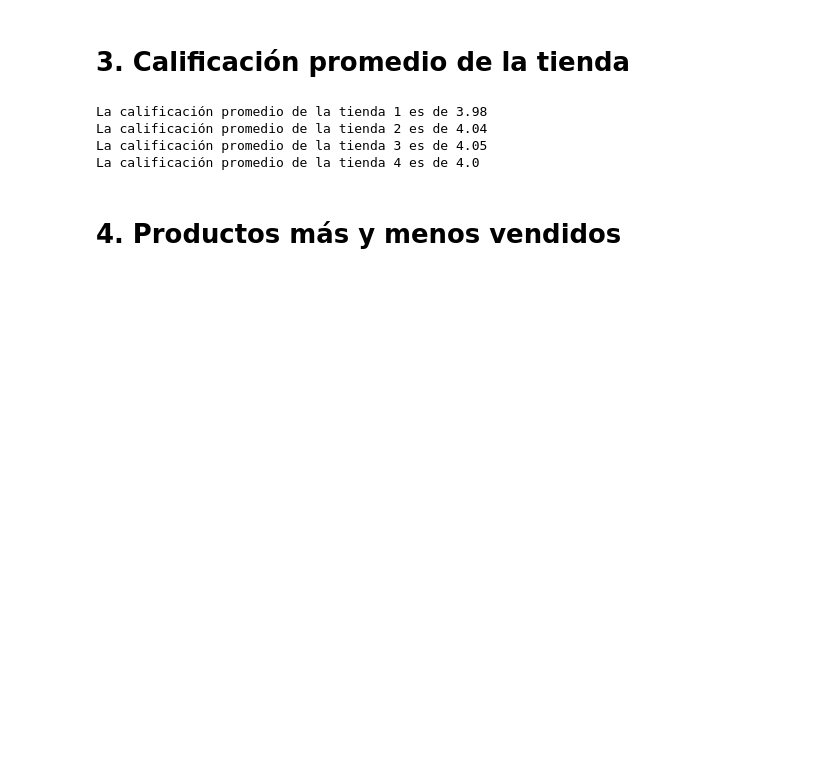
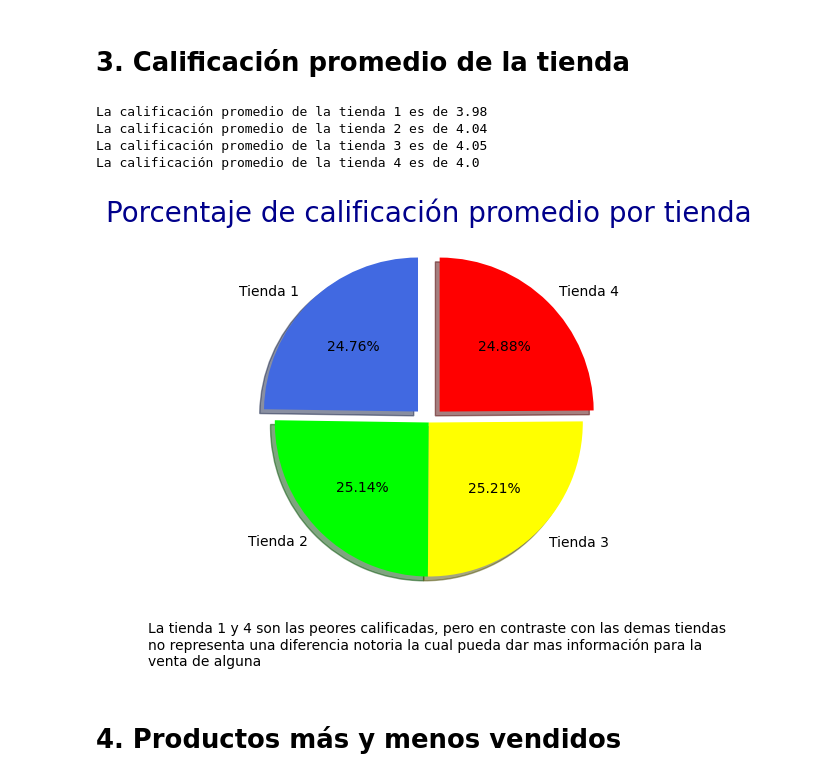
Before and after one commit to GarciaDAndy/Challenge_Alura, a Jupyter notebook: AluraStoreLatam.ipynb, the cells around one changed output. Cells and saved outputs as stored; diff of their text form; code cells hidden in the pictures; blank space fills up the shorter version.

```diff
--- a/AluraStoreLatam.ipynb
+++ b/AluraStoreLatam.ipynb
@@ -125,6 +149,24 @@ La calificación promedio de la tienda 1 es de 3.98
 La calificación promedio de la tienda 2 es de 4.04
 La calificación promedio de la tienda 3 es de 4.05
 La calificación promedio de la tienda 4 es de 4.0
+# %%
+plt.figure(figsize=(5, 5))
+explode2= (0.1, 0, 0, 0.1)
+valores_calificacion = [calificacion_promedio1, calificacion_promedio2, calificacion_promedio3, calificacion_promedio4]
+plt.pie(
+    valores_calificacion,
+    labels=nombres,
+    autopct='%1.2f%%',
+    colors=colores,
+    shadow=True,
+    explode=explode2,
+    startangle=90
+)
+plt.title('Porcentaje de calificación promedio por tienda', fontsize=20, color='darkblue')
+plt.figtext(x=-0.05,y=0.01,s='La tienda 1 y 4 son las peores calificadas, pero en contraste con las demas tiendas \nno representa una diferencia notoria la cual pueda dar mas información para la \nventa de alguna')
+plt.show()
+# %% [output]
+[figure, added]
 # %% [markdown]
 # 4. Productos más y menos vendidos
 # %%
```
Also changed, not shown: parts of 8 cells of this notebook.
